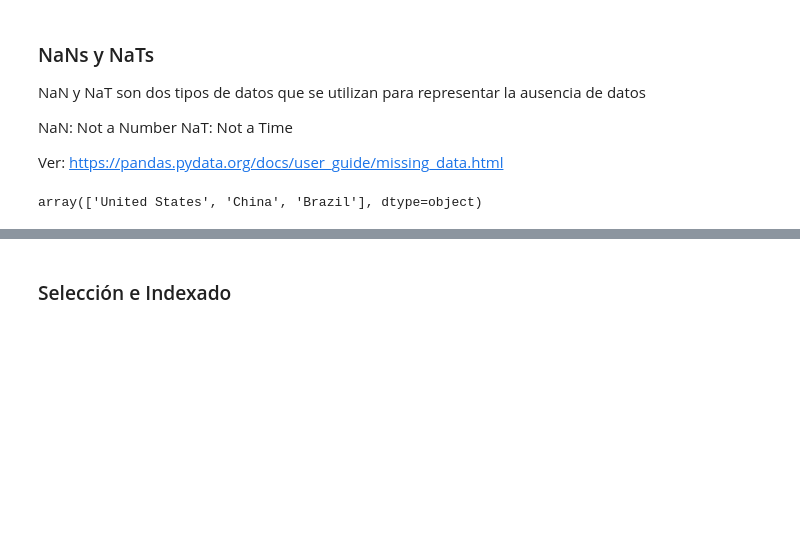
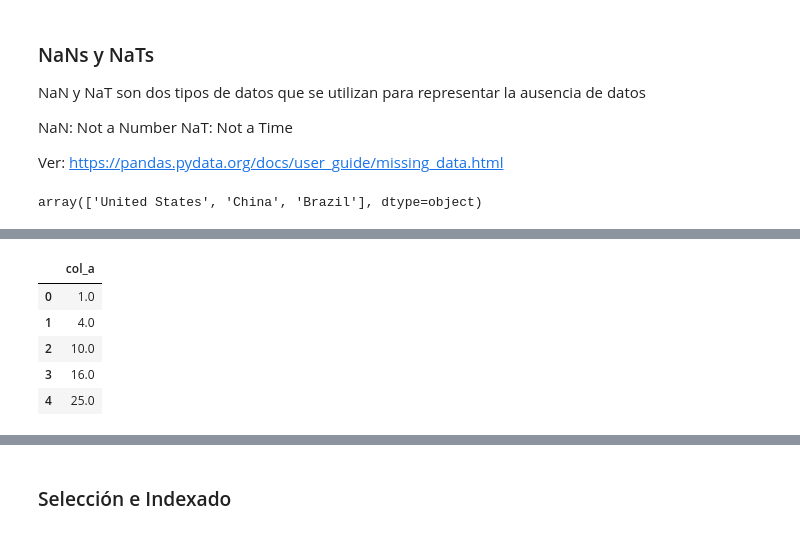
Before and after one commit to atuel96/taller-python, a Jupyter notebook: notebooks/notebook_pandas_matplotlib.ipynb, the cells around one changed output, grey strips where cells are left out. Saved outputs shown, nothing was run; the diff lists cells and outputs as text; code cells hidden in the pictures; blank space fills up the shorter version.

```diff
--- a/notebooks/notebook_pandas_matplotlib.ipynb
+++ b/notebooks/notebook_pandas_matplotlib.ipynb
@@ -371,0 +402,10 @@ array(['United States', 'China', 'Brazil'], dtype=object)
+# %%
+# Interpolar valroes faltantes usando el método lineal
+df_nan.interpolate(method="linear")
+# %% [output]
+|  | col_a |
+| 0 | 1.0 |
+| 1 | 4.0 |
+| 2 | 10.0 |
+| 3 | 16.0 |
+| 4 | 25.0 |
```
Also changed, not shown: parts of 7 cells of this notebook.
